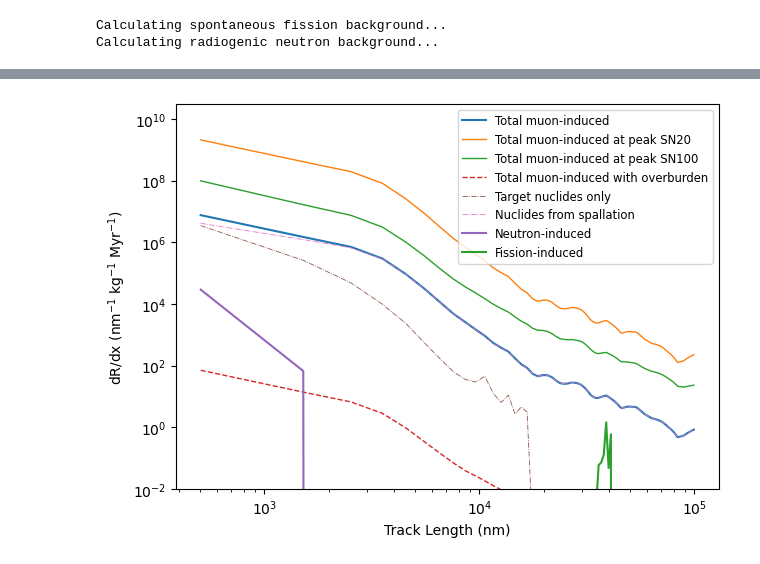
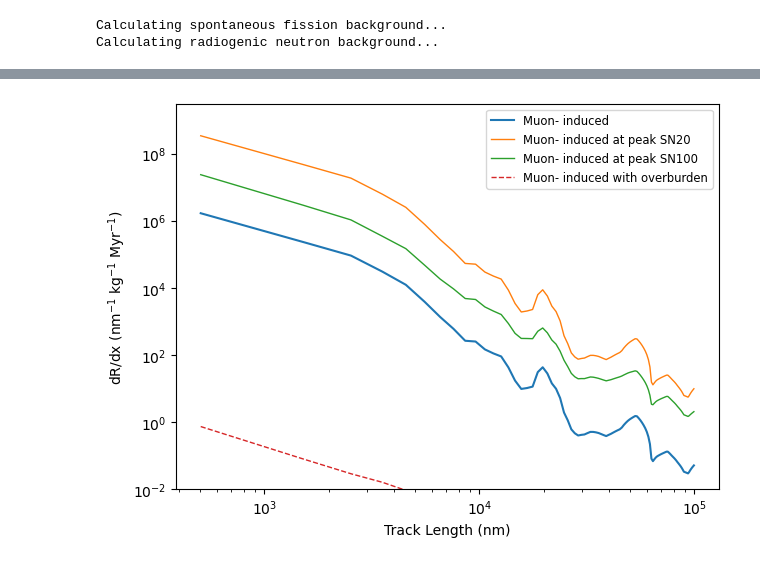
Before and after one commit to cgalelli/PrimusCode, a Jupyter notebook: MSC_analysis.ipynb, the cells around one changed output, grey strips where cells are left out. Drawn from its saved outputs; the diff is of its cells as text; code cells hidden in the pictures.

```diff
--- a/MSC_analysis.ipynb
+++ b/MSC_analysis.ipynb
@@ -454,40 +491,35 @@ Calculating radiogenic neutron background...
 # %%
-filepath_SN20 = './Data/processed_recoils/Halite_muon_recoil_SN20_0.0kyr_0mwe.npz'
+filepath_SN20 = './Data/processed_recoils/Halite_mu-_recoil_SN20_0.0kyr_0.0mwe.npz'
 recoil_data_SN20 = np.load(filepath_SN20)
 
-drdx_muon_SN20 = mineral._convert_recoil_to_track_spectrum(x_bins=x_bins, recoil_data=recoil_data_SN20, energy_bins_gev=CONFIG["geant4_energy_bins_gev"])
+drdx_muon_SN20 = mineral._convert_recoil_to_track_spectrum(x_bins=x_bins, recoil_data=recoil_data_SN20, energy_bins_gev=CONFIG["geant4_energy_bins_gev"], species='mu-')
 
-filepath_SN100 = './Data/processed_recoils/Halite_muon_recoil_SN100_0.0kyr_0mwe.npz'
+filepath_SN100 = './Data/processed_recoils/Halite_mu-_recoil_SN100_0.0kyr_0.0mwe.npz'
 recoil_data_SN100 = np.load(filepath_SN100)
 
-drdx_muon_SN100 = mineral._convert_recoil_to_track_spectrum(x_bins=x_bins, recoil_data=recoil_data_SN100, energy_bins_gev=CONFIG["geant4_energy_bins_gev"])
+drdx_muon_SN100 = mineral._convert_recoil_to_track_spectrum(x_bins=x_bins, recoil_data=recoil_data_SN100, energy_bins_gev=CONFIG["geant4_energy_bins_gev"], species='mu-')
 
-filepath_over = './Data/processed_recoils/Halite_muon_recoil_simple_0.0kyr_4740mwe.npz'
+filepath_over = './Data/processed_recoils/Halite_mu-_recoil_simple_0.0kyr_3120.0mwe.npz'
 recoil_data_over = np.load(filepath_over)
 
-drdx_muon_over = mineral._convert_recoil_to_track_spectrum(x_bins=x_bins, recoil_data=recoil_data_over, energy_bins_gev=CONFIG["geant4_energy_bins_gev"])
+drdx_muon_over = mineral._convert_recoil_to_track_spectrum(x_bins=x_bins, recoil_data=recoil_data_over, energy_bins_gev=CONFIG["geant4_energy_bins_gev"], species='mu-')
 # %%
 fig, ax = plt.subplots(figsize=[7, 5])
 
-ax.plot(x_mids, drdx_muon['total'], label='Total muon-induced')
-ax.plot(x_mids, drdx_muon_SN20['total'], linestyle='-', linewidth=1., label='Total muon-induced at peak SN20')
-ax.plot(x_mids, drdx_muon_SN100['total'], linestyle='-', linewidth=1., label='Total muon-induced at peak SN100')
+ax.plot(x_mids, drdx_mum['total'], label='Muon- induced')
+ax.plot(x_mids, drdx_muon_SN20['total'], linestyle='-', linewidth=1., label='Muon- induced at peak SN20')
+ax.plot(x_mids, drdx_muon_SN100['total'], linestyle='-', linewidth=1., label='Muon- induced at peak SN100')
+ax.plot(x_mids, drdx_muon_over['total'], linestyle='--', linewidth=1., label='Muon- induced with overburden')
 
-ax.plot(x_mids, drdx_muon_over['total'], linestyle='--', linewidth=1., label='Total muon-induced with overburden')
-
-ax.plot(x_mids, drdx_org, linestyle='-.', linewidth=0.6, color='C5', label='Target nuclides only')
-ax.plot(x_mids, drdx_result, linestyle='-.', linewidth=0.6, color='C6', label='Nuclides from spallation')
-ax.plot(x_mids, drdx_neutron, linestyle='-', color = 'C4',label='Neutron-induced')
-ax.plot(x_mids, drdx_fission, linestyle='-', color = 'C2',label='Fission-induced')
 
 ax.set_yscale("log")
 ax.set_xscale("log")
 ax.set_xlabel(r"Track Length (nm)")
 ax.set_ylabel(r"dR/dx (nm$^{-1}$ kg$^{-1}$ Myr$^{-1}$)")
 #ax.set_title(f"Track rate spectrum in {mineral_name}")
-ax.set_ylim(1e-2, 3e10)
+ax.set_ylim(1e-2, 3e9)
 ax.legend(fontsize='small', loc='upper right')
-plt.savefig("Plots/MSC_drdx.png", dpi=500)
+plt.savefig("Plots/MSC_drdx_scenarios.png", dpi=500)
 plt.show()
 # %% [output]
-[figure, old version]
+[figure, new version]
```
Also changed, not shown: parts of 15 cells of this notebook, 1 other file.
